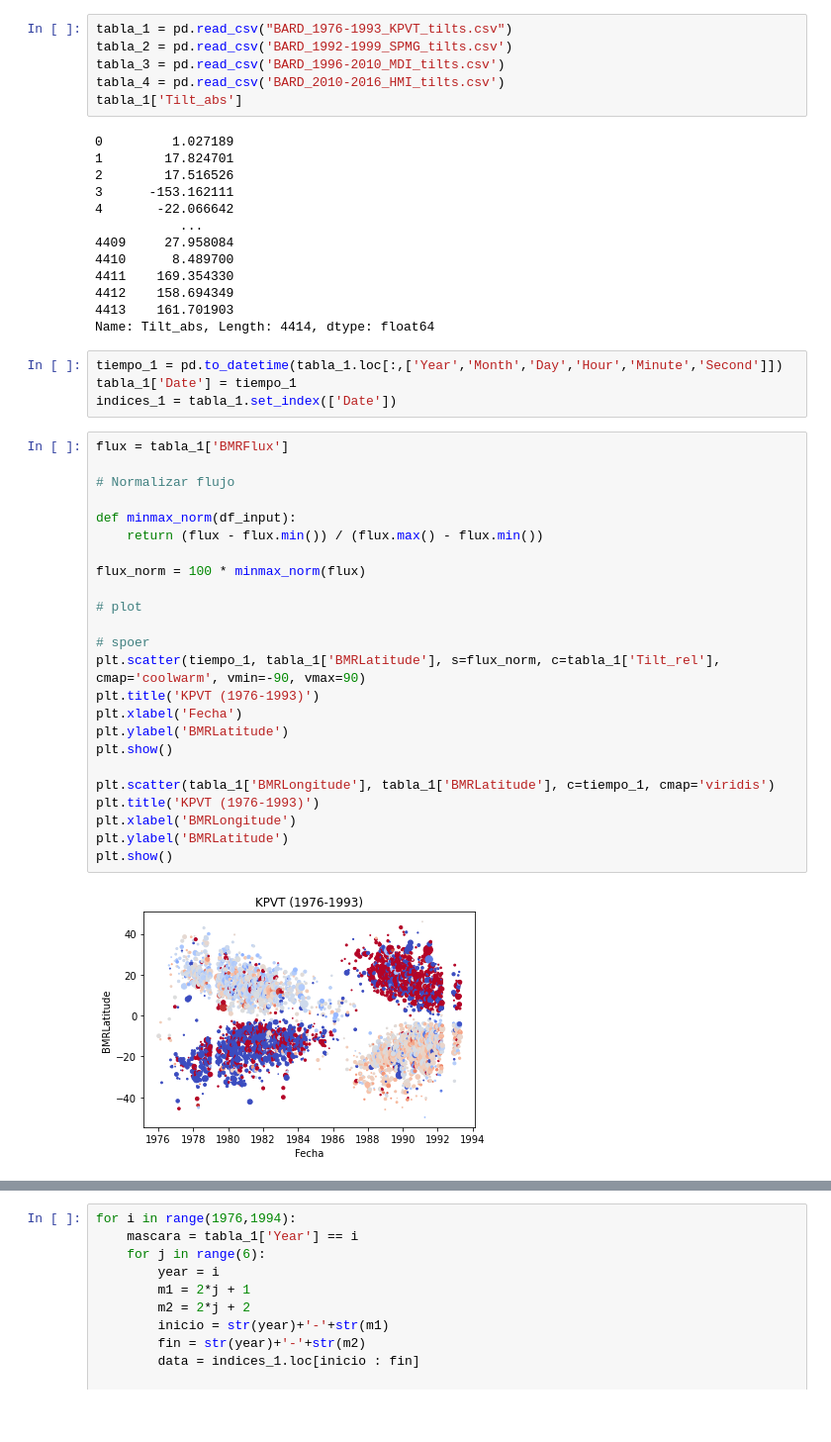
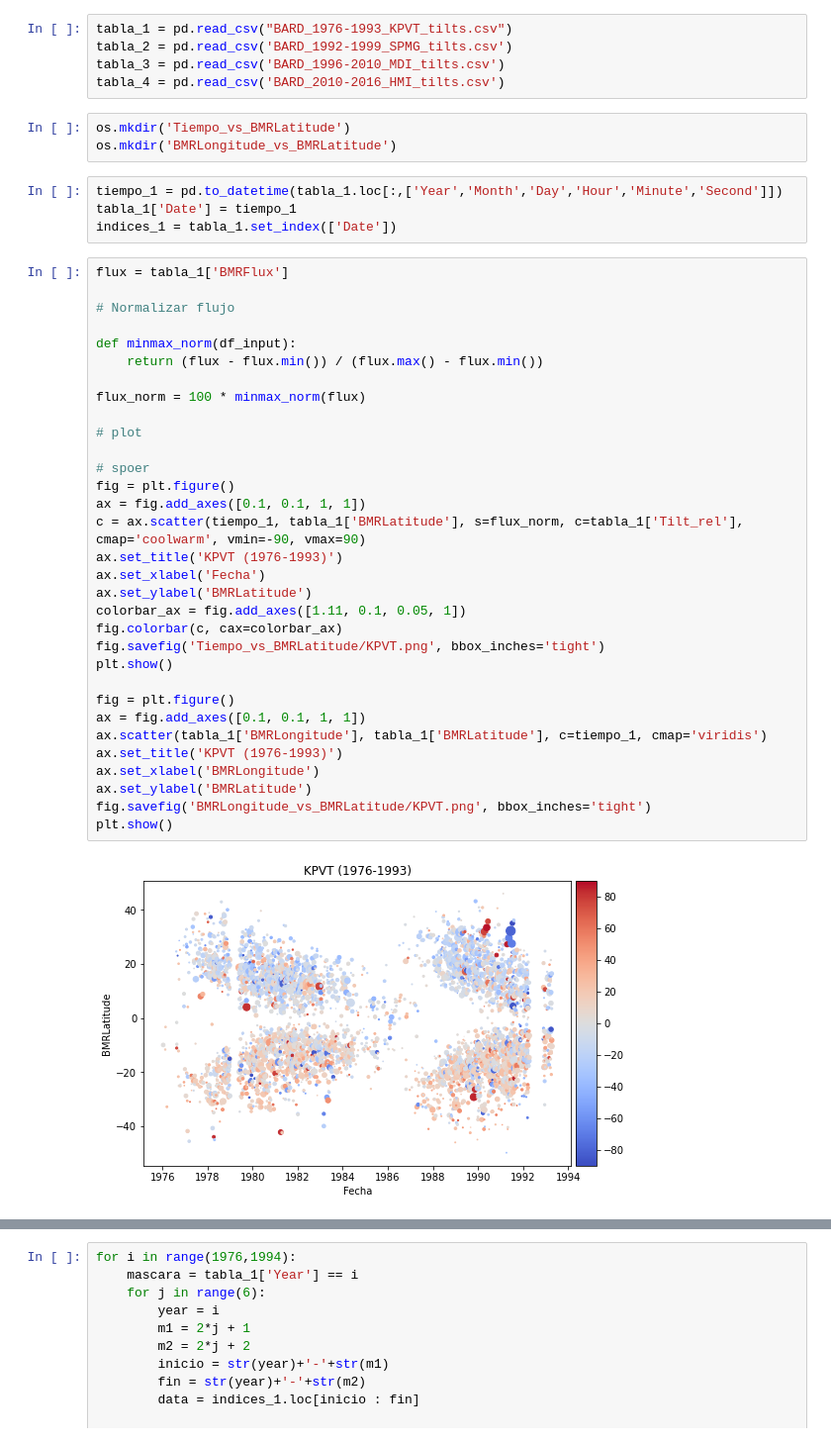
Before and after one commit to bernoulli314/INVESTIGACION, a Jupyter notebook: code.ipynb, the cells around one changed output, grey strips where cells are left out. Shown at 99% size. Saved outputs shown, nothing was run; the diff lists cells and outputs as text; blank space fills up the shorter version.

Commit message:
se agrega savefig

```diff
--- a/code.ipynb
+++ b/code.ipynb
@@ -7,20 +8,9 @@ tabla_1 = pd.read_csv("BARD_1976-1993_KPVT_tilts.csv")
 tabla_2 = pd.read_csv('BARD_1992-1999_SPMG_tilts.csv')
 tabla_3 = pd.read_csv('BARD_1996-2010_MDI_tilts.csv')
 tabla_4 = pd.read_csv('BARD_2010-2016_HMI_tilts.csv')
-tabla_1['Tilt_abs']
-# %% [output]
-0         1.027189
-1        17.824701
-2        17.516526
-3      -153.162111
-4       -22.066642
-           ...
-4409     27.958084
-4410      8.489700
-4411    169.354330
-4412    158.694349
-4413    161.701903
-Name: Tilt_abs, Length: 4414, dtype: float64
+# %%
+os.mkdir('Tiempo_vs_BMRLatitude')
+os.mkdir('BMRLongitude_vs_BMRLatitude')
 # %%
 tiempo_1 = pd.to_datetime(tabla_1.loc[:,['Year','Month','Day','Hour','Minute','Second']])
 tabla_1['Date'] = tiempo_1
@@ -28,26 +18,34 @@ indices_1 = tabla_1.set_index(['Date'])
 # %%
 flux = tabla_1['BMRFlux']
 
 # Normalizar flujo
 
 def minmax_norm(df_input):
     return (flux - flux.min()) / (flux.max() - flux.min())
 
 flux_norm = 100 * minmax_norm(flux)
 
 # plot
 
 # spoer
-plt.scatter(tiempo_1, tabla_1['BMRLatitude'], s=flux_norm, c=tabla_1['Tilt_rel'], cmap='coolwarm', vmin=-90, vmax=90)
-plt.title('KPVT (1976-1993)')
-plt.xlabel('Fecha')
-plt.ylabel('BMRLatitude')
+fig = plt.figure()
+ax = fig.add_axes([0.1, 0.1, 1, 1])
+c = ax.scatter(tiempo_1, tabla_1['BMRLatitude'], s=flux_norm, c=tabla_1['Tilt_rel'], cmap='coolwarm', vmin=-90, vmax=90)
+ax.set_title('KPVT (1976-1993)')
+ax.set_xlabel('Fecha')
+ax.set_ylabel('BMRLatitude')
+colorbar_ax = fig.add_axes([1.11, 0.1, 0.05, 1])
+fig.colorbar(c, cax=colorbar_ax)
+fig.savefig('Tiempo_vs_BMRLatitude/KPVT.png', bbox_inches='tight')
 plt.show()
 
-plt.scatter(tabla_1['BMRLongitude'], tabla_1['BMRLatitude'], c=tiempo_1, cmap='viridis')
-plt.title('KPVT (1976-1993)')
-plt.xlabel('BMRLongitude')
-plt.ylabel('BMRLatitude')
+fig = plt.figure()
+ax = fig.add_axes([0.1, 0.1, 1, 1])
+ax.scatter(tabla_1['BMRLongitude'], tabla_1['BMRLatitude'], c=tiempo_1, cmap='viridis')
+ax.set_title('KPVT (1976-1993)')
+ax.set_xlabel('BMRLongitude')
+ax.set_ylabel('BMRLatitude')
+fig.savefig('BMRLongitude_vs_BMRLatitude/KPVT.png', bbox_inches='tight')
 plt.show()
 # %% [output]
-[figure, old version]
+[figure, new version]
```
Also changed, not shown: parts of 7 cells of this notebook.
